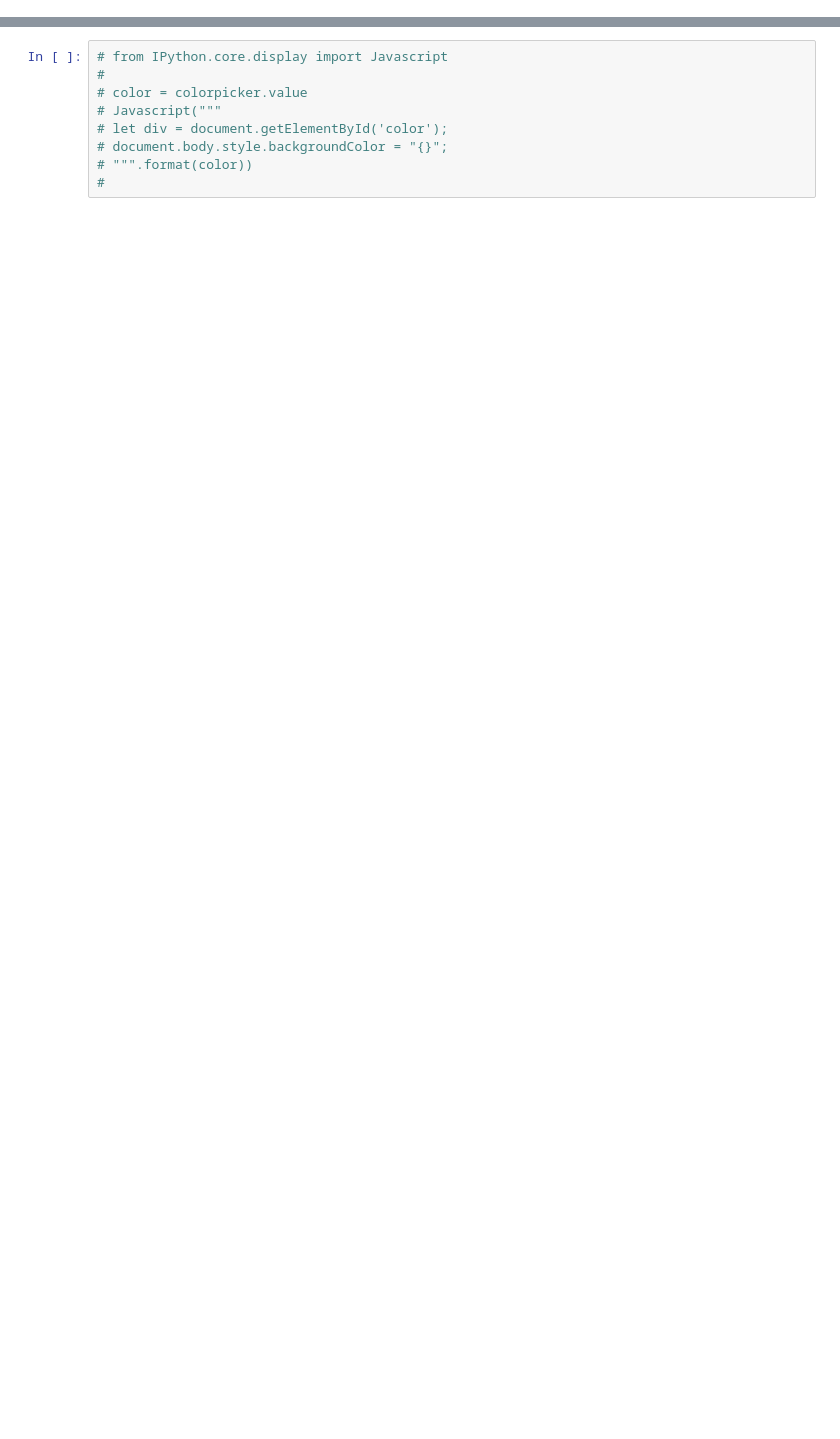
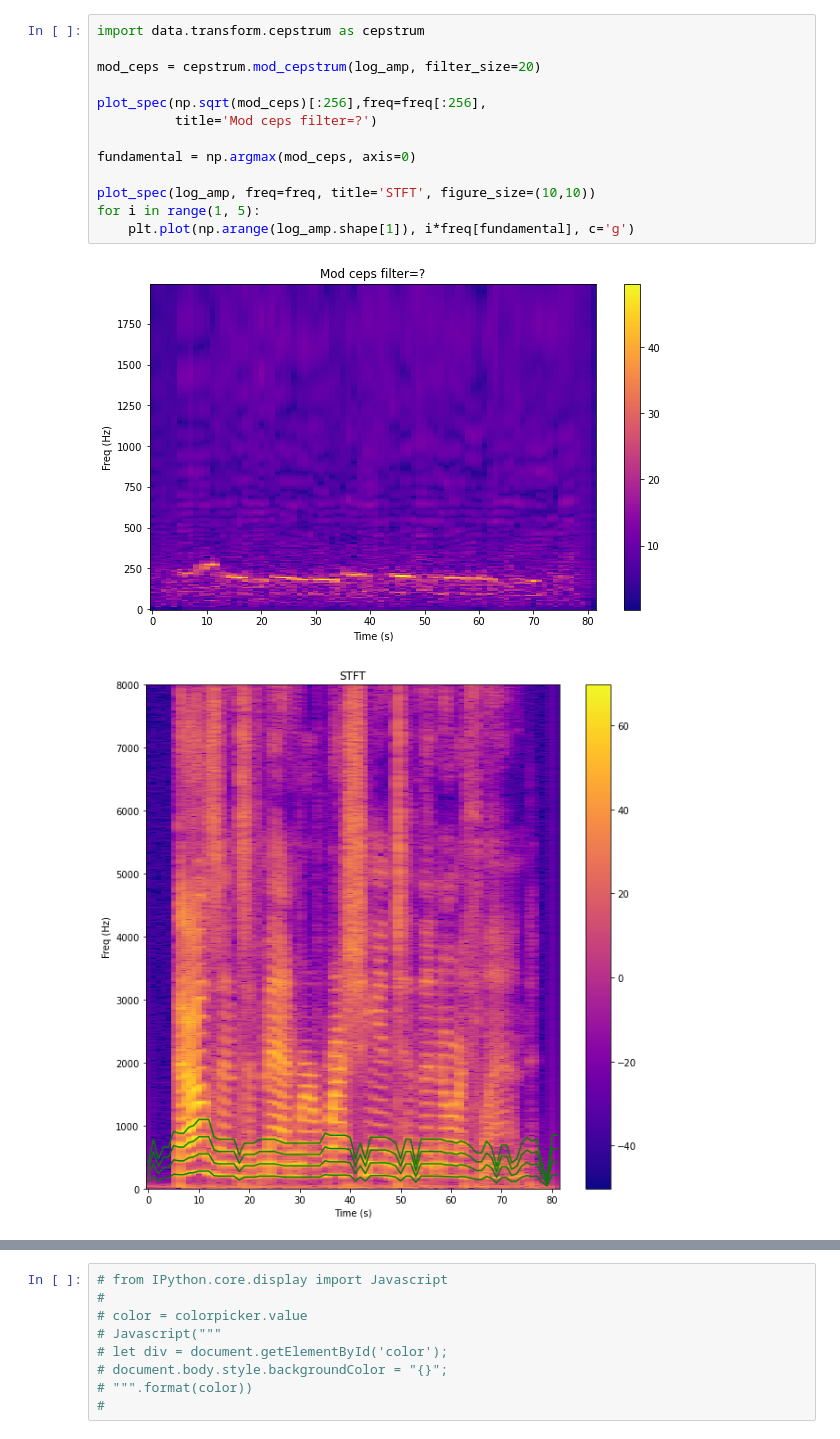
Before and after one commit to yunquian/CS-545-Project, a Jupyter notebook: spec_visualization.ipynb, the cells around one changed output, grey strips where cells are left out. Cells and saved outputs as stored; diff of their text form; blank space fills up the shorter version.

```diff
--- a/spec_visualization.ipynb
+++ b/spec_visualization.ipynb
@@ -116,0 +97,16 @@ analyze(freq[:fn], frame[:fn])
+# %%
+import data.transform.cepstrum as cepstrum
+
+mod_ceps = cepstrum.mod_cepstrum(log_amp, filter_size=20)
+
+plot_spec(np.sqrt(mod_ceps)[:256],freq=freq[:256],
+          title='Mod ceps filter=?')
+
+fundamental = np.argmax(mod_ceps, axis=0)
+
+plot_spec(log_amp, freq=freq, title='STFT', figure_size=(10,10))
+for i in range(1, 5):
+    plt.plot(np.arange(log_amp.shape[1]), i*freq[fundamental], c='g')
+# %% [output]
+[figure, added]
+[figure, added]
```
Also changed, not shown: parts of 14 cells of this notebook, 14 other files.
